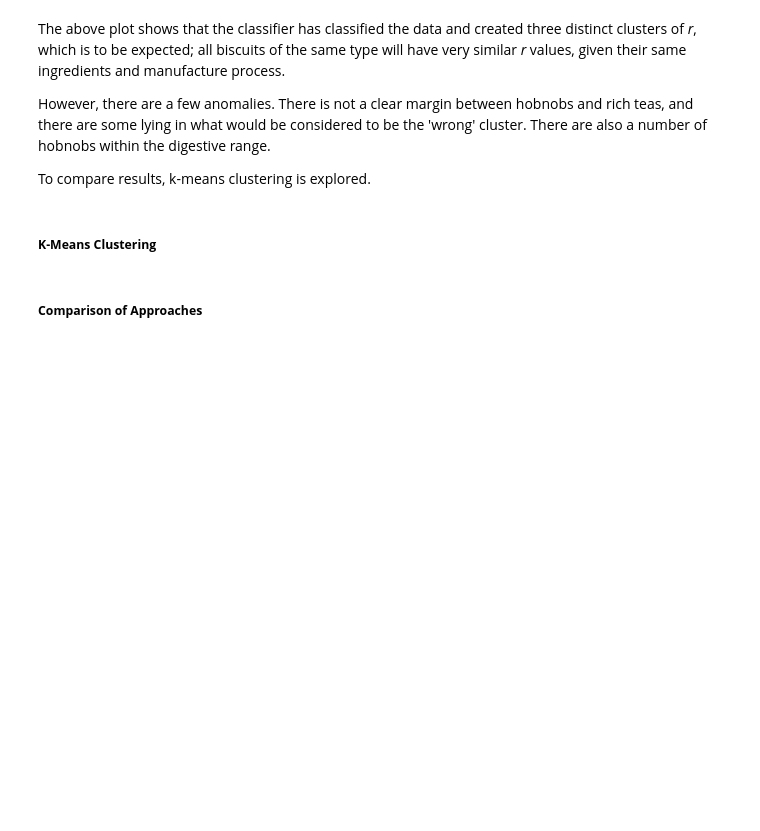
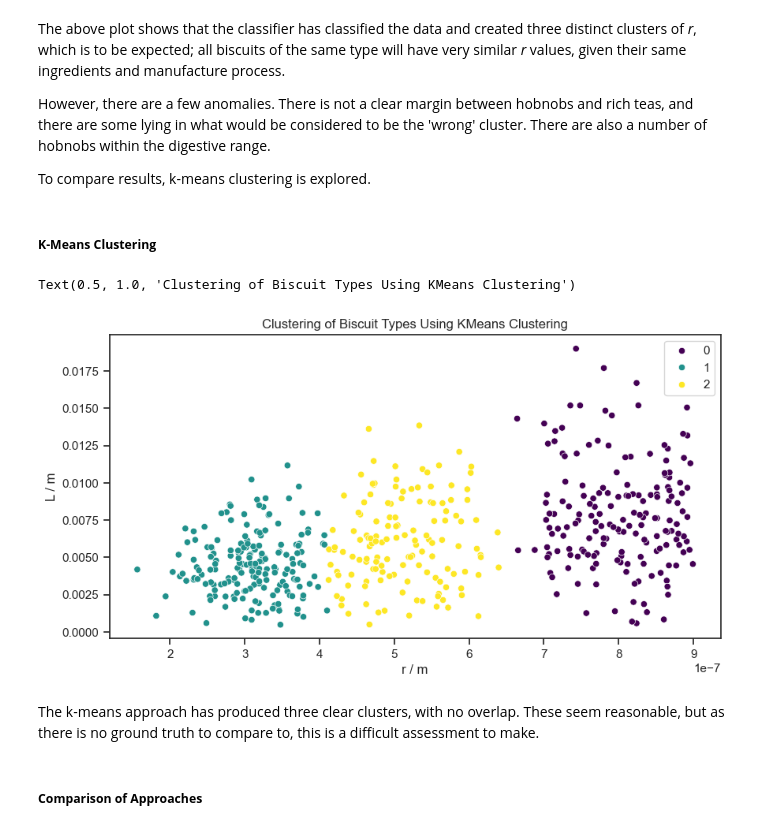
Before and after one commit to kgerrand/Code, a Jupyter notebook: data_analysis.ipynb, the cells around one changed output. Saved outputs shown, nothing was run; the diff lists cells and outputs as text; code cells hidden in the pictures; blank space fills up the shorter version.

Commit message:
used r to determine biscuit type

```diff
--- a/data_analysis.ipynb
+++ b/data_analysis.ipynb
@@ -348,5 +349,23 @@ However, there are a few anomalies. There is not a clear margin between hobnobs
 To compare results, k-means clustering is explored.
 # %% [markdown]
 ##### **K-Means Clustering**
+# %%
+# fitting KMeans clustering model to data - using 3 clusters as there are 3 biscuit types
+k_means = KMeans(n_clusters=3, random_state=42)
+k_means.fit(microscopy_df[['r']])
+
+# plotting results - scatter plot of r vs L
+fig, ax = plt.subplots(figsize=(10, 5))
+sns.set_theme(style='ticks', font='Arial')
+
+sns.scatterplot(data=microscopy_df, x='r', y='L', hue=k_means.labels_, ax=ax, palette='viridis')
+ax.set_xlabel('r / m')
+ax.set_ylabel('L / m')
+ax.set_title('Clustering of Biscuit Types Using KMeans Clustering')
+# %% [output]
+Text(0.5, 1.0, 'Clustering of Biscuit Types Using KMeans Clustering')
+[figure, added]
+# %% [markdown]
+The k-means approach has produced three clear clusters, with no overlap. These seem reasonable, but as there is no ground truth to compare to, this is a difficult assessment to make.
 # %% [markdown]
 ##### **Comparison of Approaches**
```
Also changed, not shown: parts of 34 cells of this notebook.
